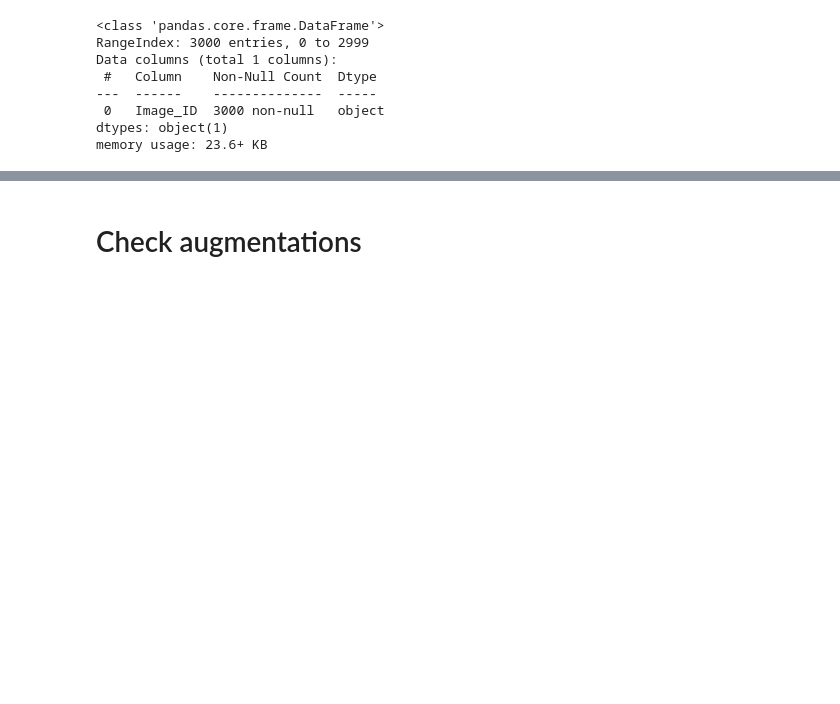
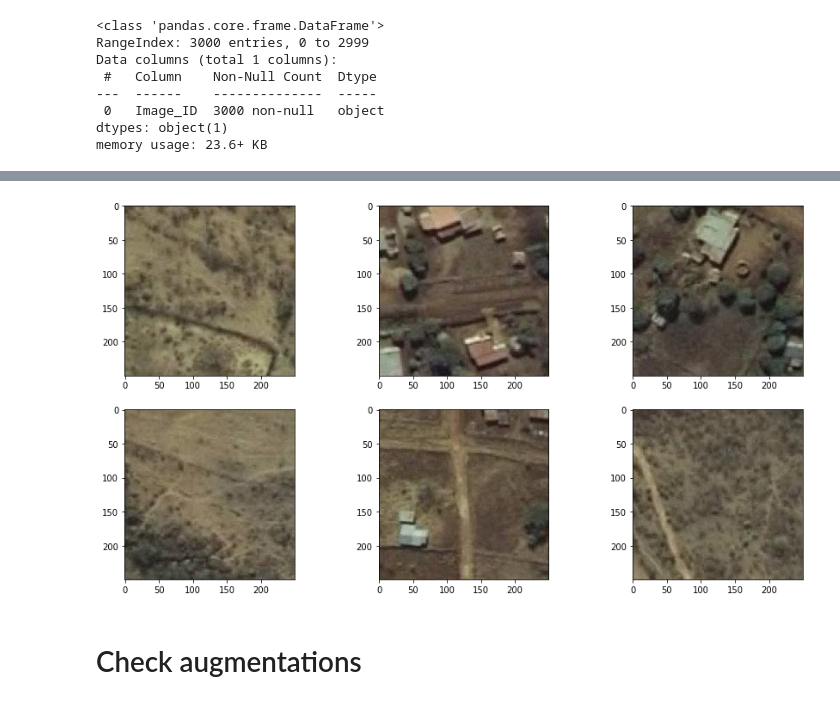
Before and after one commit to adeshkin/road_segment, a Jupyter notebook: EDA.ipynb, the cells around one changed output, grey strips where cells are left out. Saved outputs shown, nothing was run; the diff lists cells and outputs as text; code cells hidden in the pictures; blank space fills up the shorter version.

```diff
--- a/EDA.ipynb
+++ b/EDA.ipynb
@@ -64,3 +64,7 @@ show_random(df, image_dir)
+# %%
+show_random(test_df, image_dir)
+# %% [output]
+[figure, added]
 # %% [markdown]
 # Check augmentations
 # %% [markdown]
```
Also changed, not shown: parts of 3 cells of this notebook, 3 other files.
